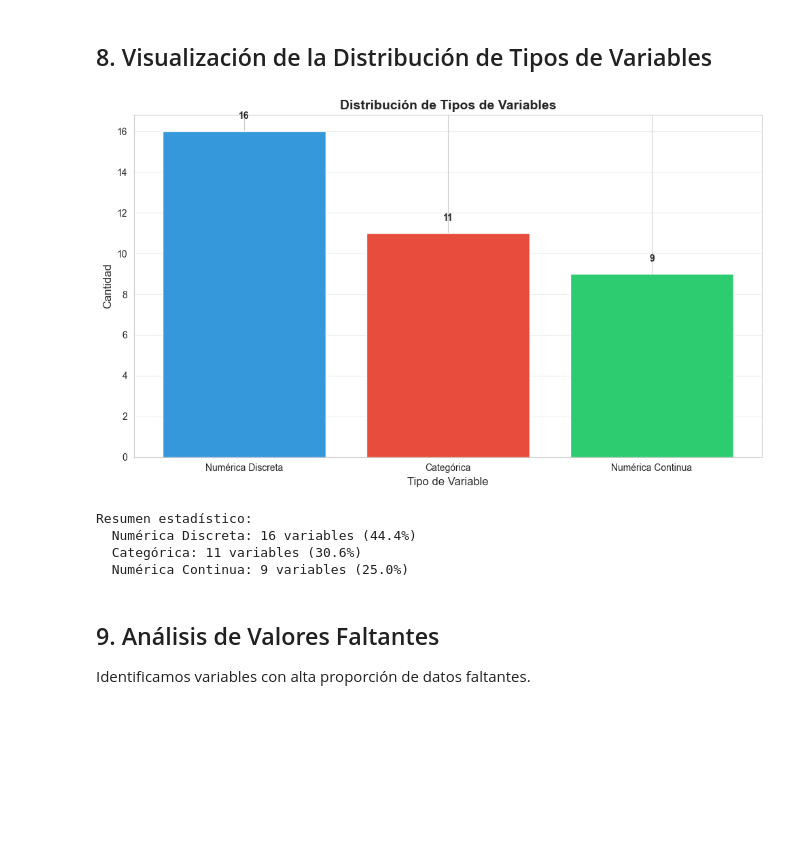
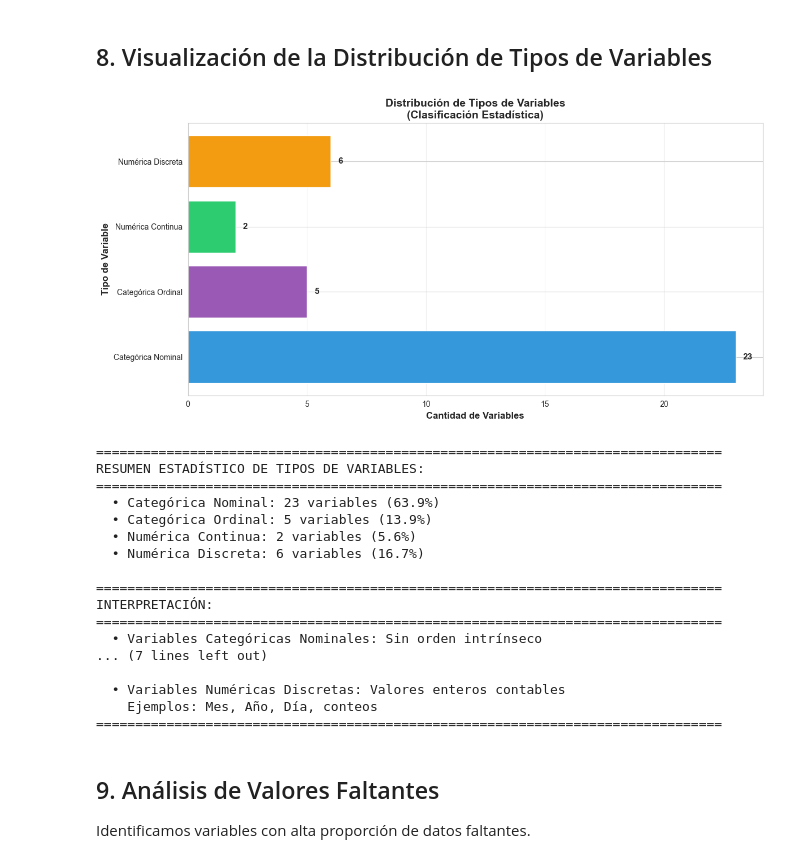
Before and after one commit to FerAHMz/proy1-md, a Jupyter notebook: data-ananlist-defunciones/analisis_defunciones.ipynb, the cells around one changed output. Saved outputs shown, nothing was run; the diff lists cells and outputs as text; code cells hidden in the pictures; blank space fills up the shorter version.

Commit message:
Analisis de variables

```diff
--- a/data-ananlist-defunciones/analisis_defunciones.ipynb
+++ b/data-ananlist-defunciones/analisis_defunciones.ipynb
@@ -404,36 +495,75 @@ TABLA RESUMEN COMPLETA DE VARIABLES
 # %%
 import matplotlib.pyplot as plt
 
-# Contar tipos de variables
-conteo_tipos = df_resumen['Tipo'].value_counts()
+# Contar tipos de variables (usando la clasificación correcta de df_clasificacion)
+conteo_tipos = df_clasificacion['Tipo_Variable'].value_counts().sort_index()
 
-# Crear visualización
-fig, ax = plt.subplots(1, 1, figsize=(10, 6))
+# Crear visualización con un solo gráfico de barras
+fig, ax = plt.subplots(figsize=(12, 6))
 
-# Gráfico de barras
-ax.bar(conteo_tipos.index, conteo_tipos.values, color=['#3498db', '#e74c3c', '#2ecc71'])
-ax.set_xlabel('Tipo de Variable', fontsize=12)
-ax.set_ylabel('Cantidad', fontsize=12)
-ax.set_title('Distribución de Tipos de Variables', fontsize=14, fontweight='bold')
-ax.grid(axis='y', alpha=0.3)
+# Colores para cada tipo de variable
+colors_dict = {
+    'Categórica Nominal': '#3498db',
+    'Categórica Ordinal': '#9b59b6',
+    'Numérica Continua': '#2ecc71',
+    'Numérica Discreta': '#f39c12'
+}
+colors = [colors_dict.get(tipo, '#95a5a6') for tipo in conteo_tipos.index]
+
+# Gráfico de barras horizontales
+ax.barh(conteo_tipos.index, conteo_tipos.values, color=colors)
+ax.set_xlabel('Cantidad de Variables', fontsize=12, fontweight='bold')
+ax.set_ylabel('Tipo de Variable', fontsize=12, fontweight='bold')
+ax.set_title('Distribución de Tipos de Variables\n(Clasificación Estadística)',
+             fontsize=14, fontweight='bold')
+ax.grid(axis='x', alpha=0.3)
 
 # Añadir valores en las barras
 for i, v in enumerate(conteo_tipos.values):
-    ax.text(i, v + 0.5, str(v), ha='center', va='bottom', fontweight='bold')
+    ax.text(v + 0.3, i, str(v), va='center', fontweight='bold', fontsize=11)
 
 plt.tight_layout()
 plt.show()
 
-print("\nResumen estadístico:")
+# Resumen estadístico detallado
+print("\n" + "="*80)
+print("RESUMEN ESTADÍSTICO DE TIPOS DE VARIABLES:")
+print("="*80)
 for tipo, cantidad in conteo_tipos.items():
-    porcentaje = (cantidad / len(df_resumen)) * 100
-    print(f"  {tipo}: {cantidad} variables ({porcentaje:.1f}%)")
+    porcentaje = (cantidad / len(df_clasificacion)) * 100
+    print(f"  • {tipo}: {cantidad} variables ({porcentaje:.1f}%)")
+
+print("\n" + "="*80)
+print("INTERPRETACIÓN:")
+print("="*80)
+print("  • Variables Categóricas Nominales: Sin orden intrínseco")
+print("    Ejemplos: Departamento, Municipio, Sexo, Causa de muerte")
+print("\n  • Variables Categóricas Ordinales: Con orden lógico")
+print("    Ejemplos: Nivel de escolaridad, Estado civil")
+print("\n  • Variables Numéricas Continuas: Pueden tomar cualquier valor en un rango")
+print("    Ejemplos: Edad exacta, mediciones continuas")
+print("\n  • Variables Numéricas Discretas: Valores enteros contables")
+print("    Ejemplos: Mes, Año, Día, conteos")
+print("="*80)
 # %% [output]
-[figure, old version]
+[figure, new version]
-Resumen estadístico:
-  Numérica Discreta: 16 variables (44.4%)
-  Categórica: 11 variables (30.6%)
-  Numérica Continua: 9 variables (25.0%)
+================================================================================
+RESUMEN ESTADÍSTICO DE TIPOS DE VARIABLES:
+================================================================================
+  • Categórica Nominal: 23 variables (63.9%)
+  • Categórica Ordinal: 5 variables (13.9%)
+  • Numérica Continua: 2 variables (5.6%)
+  • Numérica Discreta: 6 variables (16.7%)
+
+================================================================================
+INTERPRETACIÓN:
+================================================================================
+  • Variables Categóricas Nominales: Sin orden intrínseco
+... (7 lines left out)
+
+  • Variables Numéricas Discretas: Valores enteros contables
+    Ejemplos: Mes, Año, Día, conteos
+================================================================================
 # %% [markdown]
 ## 9. Análisis de Valores Faltantes
 
```
Also changed, not shown: parts of 3 cells of this notebook.
